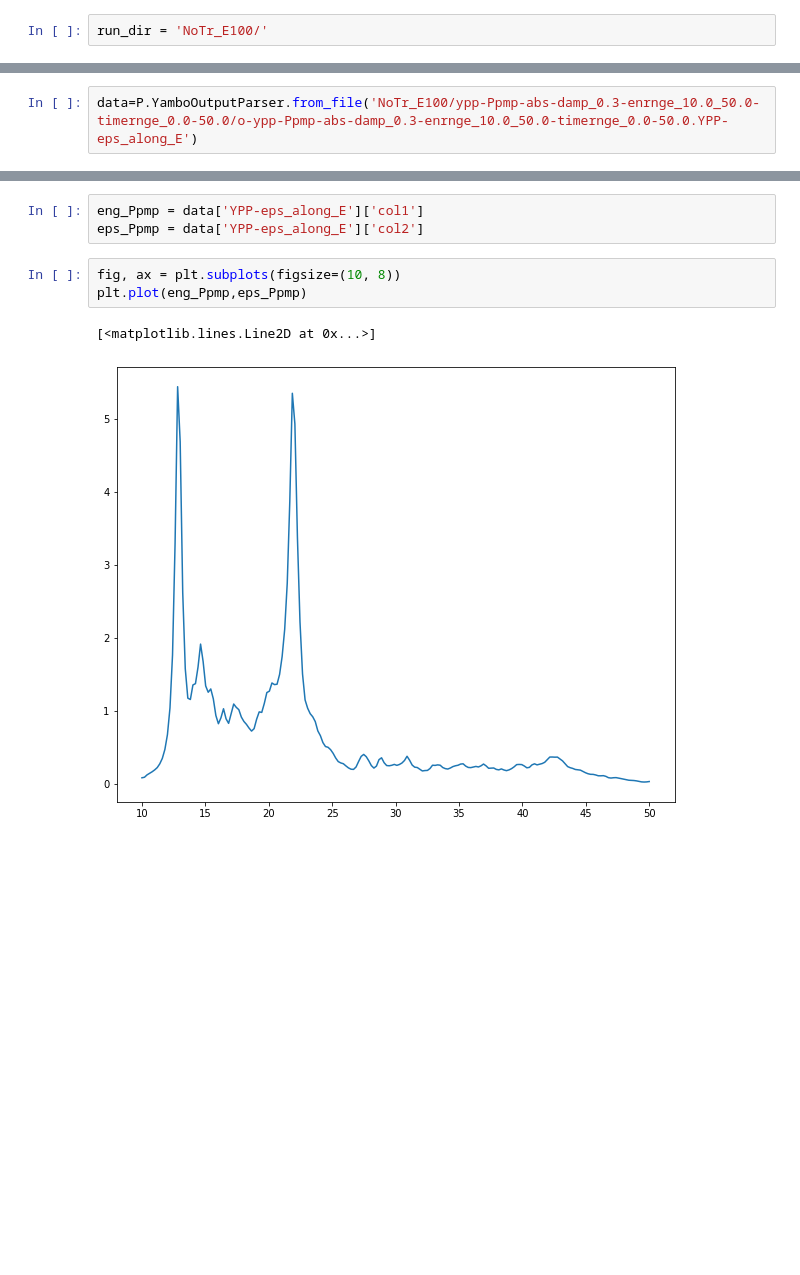
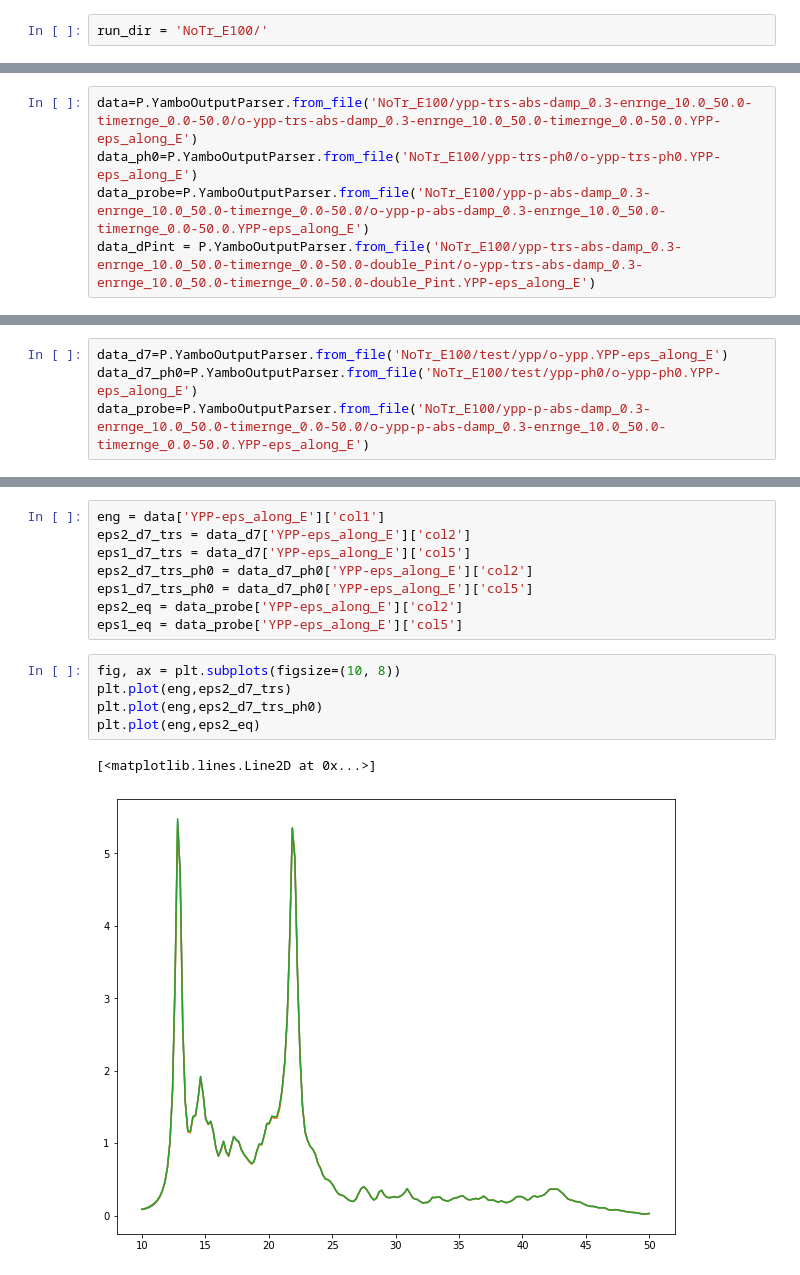
Before and after one commit to marcodalessandro76/LiF, a Jupyter notebook: Transient_Absorption.ipynb, the cells around one changed output, grey strips where cells are left out. Drawn from its saved outputs; the diff is of its cells as text; blank space fills up the shorter version.

```diff
--- a/Transient_Absorption.ipynb
+++ b/Transient_Absorption.ipynb
@@ -845,0 +789,5 @@ Skip the run of ypp-Ppmp-abs-damp_0.3-enrnge_10.0_50.0-timernge_0.0-50.0
+# %%
+data=P.YamboOutputParser.from_file('NoTr_E100/ypp-trs-abs-damp_0.3-enrnge_10.0_50.0-timernge_0.0-50.0/o-ypp-trs-abs-damp_0.3-enrnge_10.0_50.0-timernge_0.0-50.0.YPP-eps_along_E')
+data_ph0=P.YamboOutputParser.from_file('NoTr_E100/ypp-trs-ph0/o-ypp-trs-ph0.YPP-eps_along_E')
+data_probe=P.YamboOutputParser.from_file('NoTr_E100/ypp-p-abs-damp_0.3-enrnge_10.0_50.0-timernge_0.0-50.0/o-ypp-p-abs-damp_0.3-enrnge_10.0_50.0-timernge_0.0-50.0.YPP-eps_along_E')
+data_dPint = P.YamboOutputParser.from_file('NoTr_E100/ypp-trs-abs-damp_0.3-enrnge_10.0_50.0-timernge_0.0-50.0-double_Pint/o-ypp-trs-abs-damp_0.3-enrnge_10.0_50.0-timernge_0.0-50.0-double_Pint.YPP-eps_along_E')
@@ -846,3 +868,5 @@ Skip the run of ypp-Ppmp-abs-damp_0.3-enrnge_10.0_50.0-timernge_0.0-50.0
 # %%
-data=P.YamboOutputParser.from_file('NoTr_E100/ypp-Ppmp-abs-damp_0.3-enrnge_10.0_50.0-timernge_0.0-50.0/o-ypp-Ppmp-abs-damp_0.3-enrnge_10.0_50.0-timernge_0.0-50.0.YPP-eps_along_E')
+data_d7=P.YamboOutputParser.from_file('NoTr_E100/test/ypp/o-ypp.YPP-eps_along_E')
+data_d7_ph0=P.YamboOutputParser.from_file('NoTr_E100/test/ypp-ph0/o-ypp-ph0.YPP-eps_along_E')
+data_probe=P.YamboOutputParser.from_file('NoTr_E100/ypp-p-abs-damp_0.3-enrnge_10.0_50.0-timernge_0.0-50.0/o-ypp-p-abs-damp_0.3-enrnge_10.0_50.0-timernge_0.0-50.0.YPP-eps_along_E')
 # %% [output]
@@ -850,9 +876,16 @@ Parse file NoTr_E100/ypp-Ppmp-abs-damp_0.3-enrnge_10.0_50.0-timernge_0.0-50.0/o-
-# %%
-eng_Ppmp = data['YPP-eps_along_E']['col1']
-eps_Ppmp = data['YPP-eps_along_E']['col2']
+# %%
+eng = data['YPP-eps_along_E']['col1']
+eps2_d7_trs = data_d7['YPP-eps_along_E']['col2']
+eps1_d7_trs = data_d7['YPP-eps_along_E']['col5']
+eps2_d7_trs_ph0 = data_d7_ph0['YPP-eps_along_E']['col2']
+eps1_d7_trs_ph0 = data_d7_ph0['YPP-eps_along_E']['col5']
+eps2_eq = data_probe['YPP-eps_along_E']['col2']
+eps1_eq = data_probe['YPP-eps_along_E']['col5']
 # %%
 fig, ax = plt.subplots(figsize=(10, 8))
-plt.plot(eng_Ppmp,eps_Ppmp)
+plt.plot(eng,eps2_d7_trs)
+plt.plot(eng,eps2_d7_trs_ph0)
+plt.plot(eng,eps2_eq)
 # %% [output]
 [<matplotlib.lines.Line2D at 0x...>]
-[figure, old version]
+[figure, new version]
```
Also changed, not shown: parts of 65 cells of this notebook.
